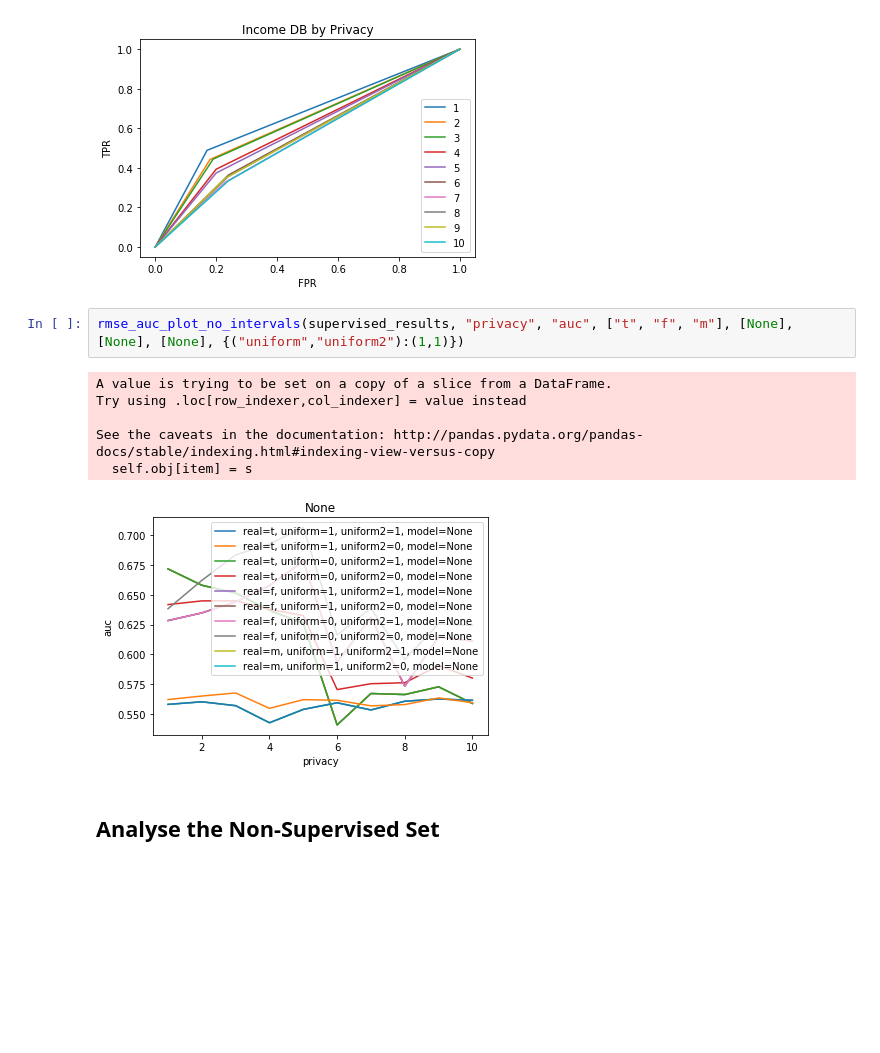
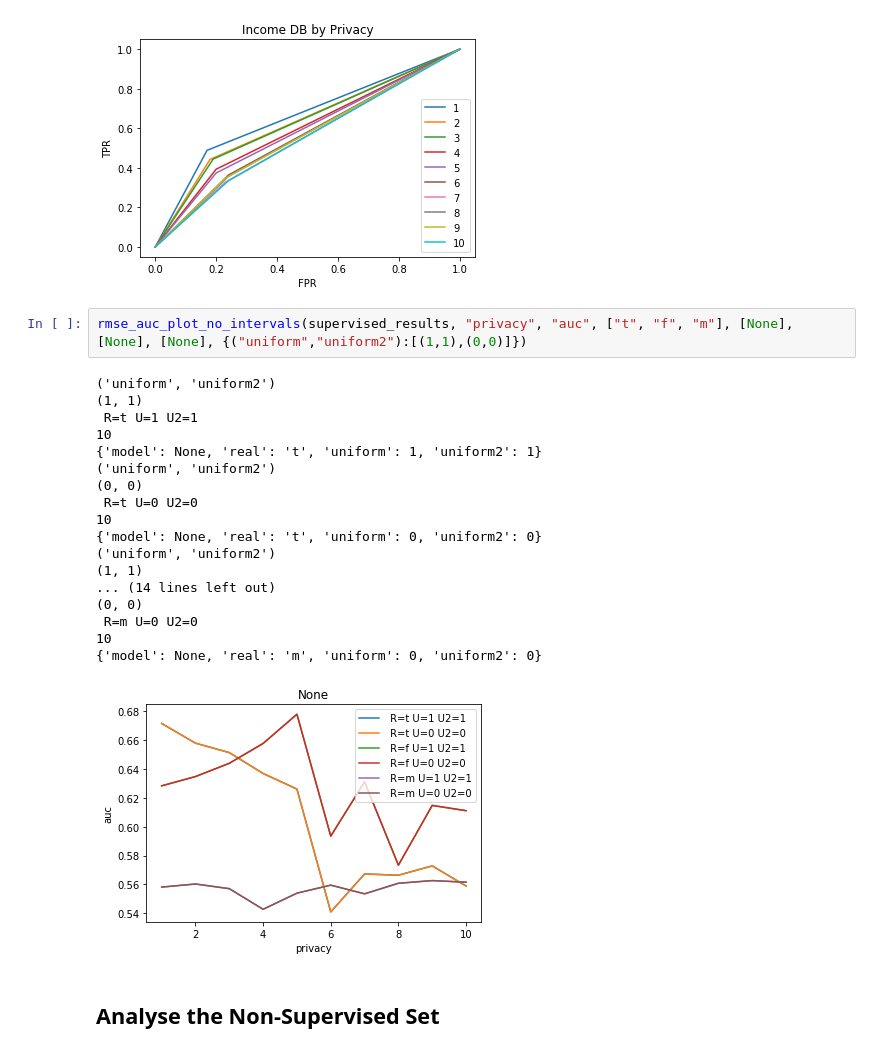
Before and after one commit to jwzinser/Tesis, a Jupyter notebook: final/privacy_data.ipynb, the cells around one changed output. Cells and saved outputs as stored; diff of their text form; blank space fills up the shorter version.

```diff
--- a/final/privacy_data.ipynb
+++ b/final/privacy_data.ipynb
@@ -47,14 +47,26 @@ rocs_by_case(supervised_results, {"real": ["t"], "uniform": 1, "uniform2":1, "mo
 # %% [output]
 [figure]
 # %%
-rmse_auc_plot_no_intervals(supervised_results, "privacy", "auc", ["t", "f", "m"], [None], [None], [None], {("uniform","uniform2"):(1,1)})
+rmse_auc_plot_no_intervals(supervised_results, "privacy", "auc", ["t", "f", "m"], [None], [None], [None], {("uniform","uniform2"):[(1,1),(0,0)]})
 # %% [output]
-A value is trying to be set on a copy of a slice from a DataFrame.
-Try using .loc[row_indexer,col_indexer] = value instead
-
-See the caveats in the documentation: http://pandas.pydata.org/pandas-docs/stable/indexing.html#indexing-view-versus-copy
-  self.obj[item] = s
+('uniform', 'uniform2')
+(1, 1)
+ R=t U=1 U2=1
+10
+{'model': None, 'real': 't', 'uniform': 1, 'uniform2': 1}
+('uniform', 'uniform2')
+(0, 0)
+ R=t U=0 U2=0
+10
+{'model': None, 'real': 't', 'uniform': 0, 'uniform2': 0}
+('uniform', 'uniform2')
+(1, 1)
+... (14 lines left out)
+(0, 0)
+ R=m U=0 U2=0
+10
+{'model': None, 'real': 'm', 'uniform': 0, 'uniform2': 0}
-[figure, old version]
+[figure, new version]
 # %% [markdown]
 ## Analyse the Non-Supervised Set
 # %%
```
Also changed, not shown: 1 other file.
